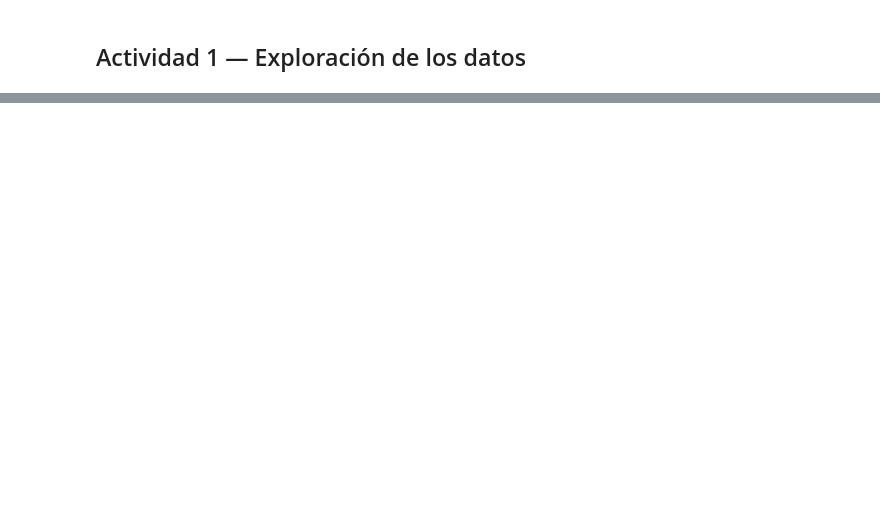
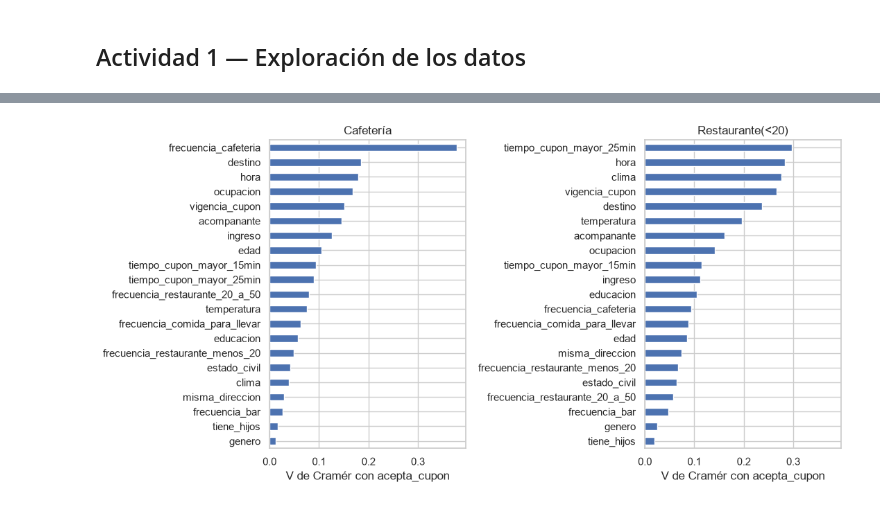
Before and after one commit to 5haiel/ISIS2611-Laboratorio3, a Jupyter notebook: sm.jimenezp1_j.trivinon.ipynb, the cells around one changed output, grey strips where cells are left out. Saved outputs shown, nothing was run; the diff lists cells and outputs as text; code cells hidden in the pictures; blank space fills up the shorter version.

```diff
--- a/sm.jimenezp1_j.trivinon.ipynb
+++ b/sm.jimenezp1_j.trivinon.ipynb
@@ -72,0 +409,9 @@ print("Archivos de datos:", [p.name for p in DATA_DIR.glob("*.xlsx")])
+# %%
+descartadas = ["vehiculo", "cupon", "direccion_opuesta"]
+predictoras = [c for c in df.columns if c not in descartadas + ["acepta_cupon"]]
+
+def dominancia(d):
+    return d[predictoras].apply(lambda s: s.value_counts(normalize=True).iloc[0] * 100)
+
+tabla_dominancia = pd.DataFrame({"Cafetería (%)": dominancia(cafe), "Restaurante(<20) (%)": dominancia(rest)})
+tabla_dominancia.sort_values("Cafetería (%)", ascending=False).round(1).head(6)
@@ -72,0 +426,6 @@ print("Archivos de datos:", [p.name for p in DATA_DIR.glob("*.xlsx")])
+# %%
+# Categorías con muy pocas filas dentro de cada subconjunto
+for nombre, datos in [("Cafetería", cafe), ("Restaurante(<20)", rest)]:
+    conteos = pd.concat([datos[c].value_counts() for c in predictoras if c != "temperatura"])
+    raras = conteos[conteos < 30]
+    print(f"{nombre}: {len(raras)} categorías con menos de 30 filas ->", raras.to_dict())
@@ -72,0 +456,14 @@ print("Archivos de datos:", [p.name for p in DATA_DIR.glob("*.xlsx")])
+# %%
+from scipy.stats import chi2_contingency
+
+def v_cramer(x, y):
+    tabla = pd.crosstab(x, y)  # ignora las filas con nulos en x
+    chi2 = chi2_contingency(tabla, correction=False)[0]
+    return np.sqrt(chi2 / (tabla.values.sum() * (min(tabla.shape) - 1)))
+
+variables = [c for c in predictoras if c != "tiempo_cupon_mayor_5min"]  # esta es constante
+tabla_v = pd.DataFrame({
+    "Cafetería": [v_cramer(cafe[c], cafe["acepta_cupon"]) for c in variables],
+    "Restaurante(<20)": [v_cramer(rest[c], rest["acepta_cupon"]) for c in variables],
+}, index=variables)
+tabla_v.sort_values("Cafetería", ascending=False).round(3)
@@ -72,0 +488,10 @@ print("Archivos de datos:", [p.name for p in DATA_DIR.glob("*.xlsx")])
+# %%
+fig, axes = plt.subplots(1, 2, figsize=(11, 5.5), sharex=True)
+for ax, nombre in zip(axes, ["Cafetería", "Restaurante(<20)"]):
+    tabla_v[nombre].sort_values().plot.barh(ax=ax)
+    ax.set_title(nombre)
+    ax.set_xlabel("V de Cramér con acepta_cupon")
+plt.tight_layout()
+plt.show()
+# %% [output]
+[figure, added]
```
Also changed, not shown: parts of 41 cells of this notebook.
